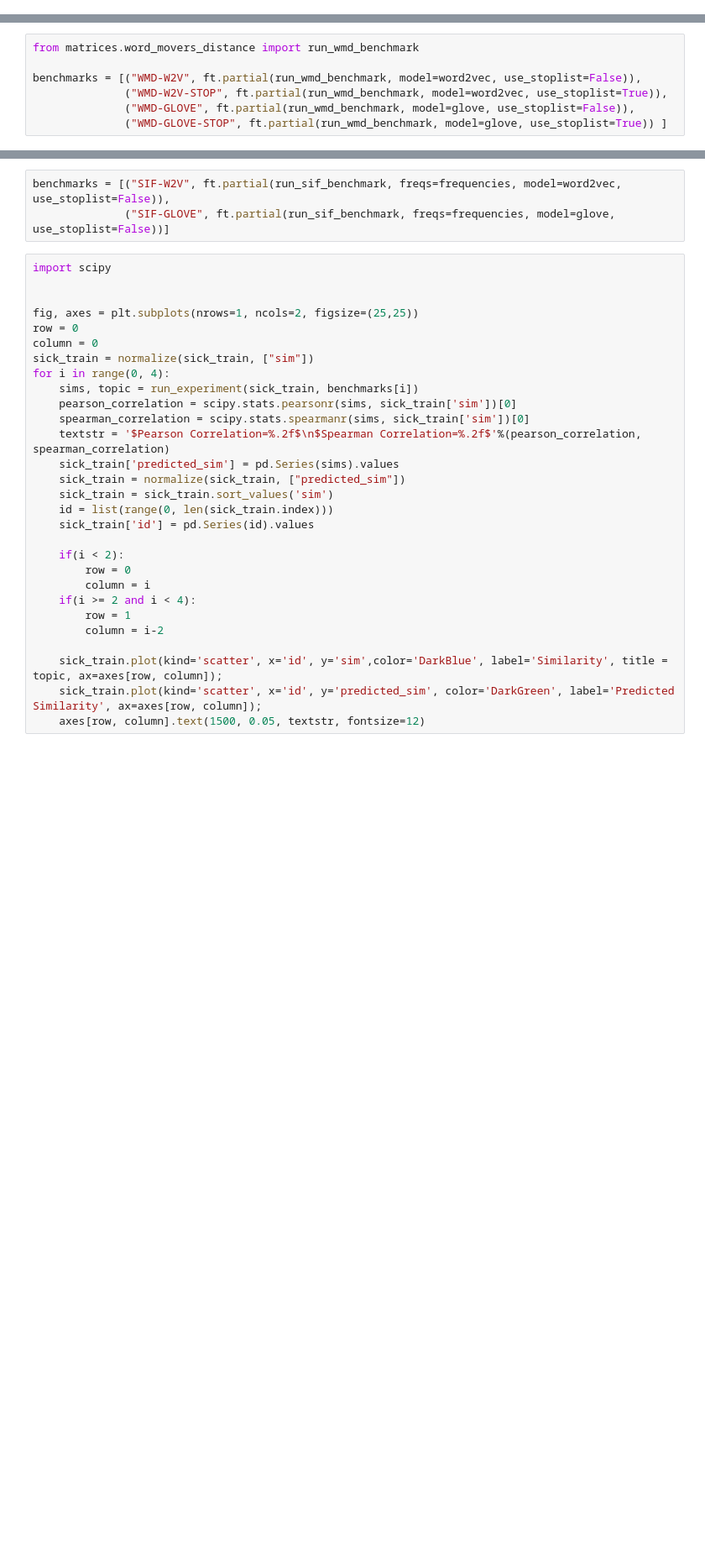
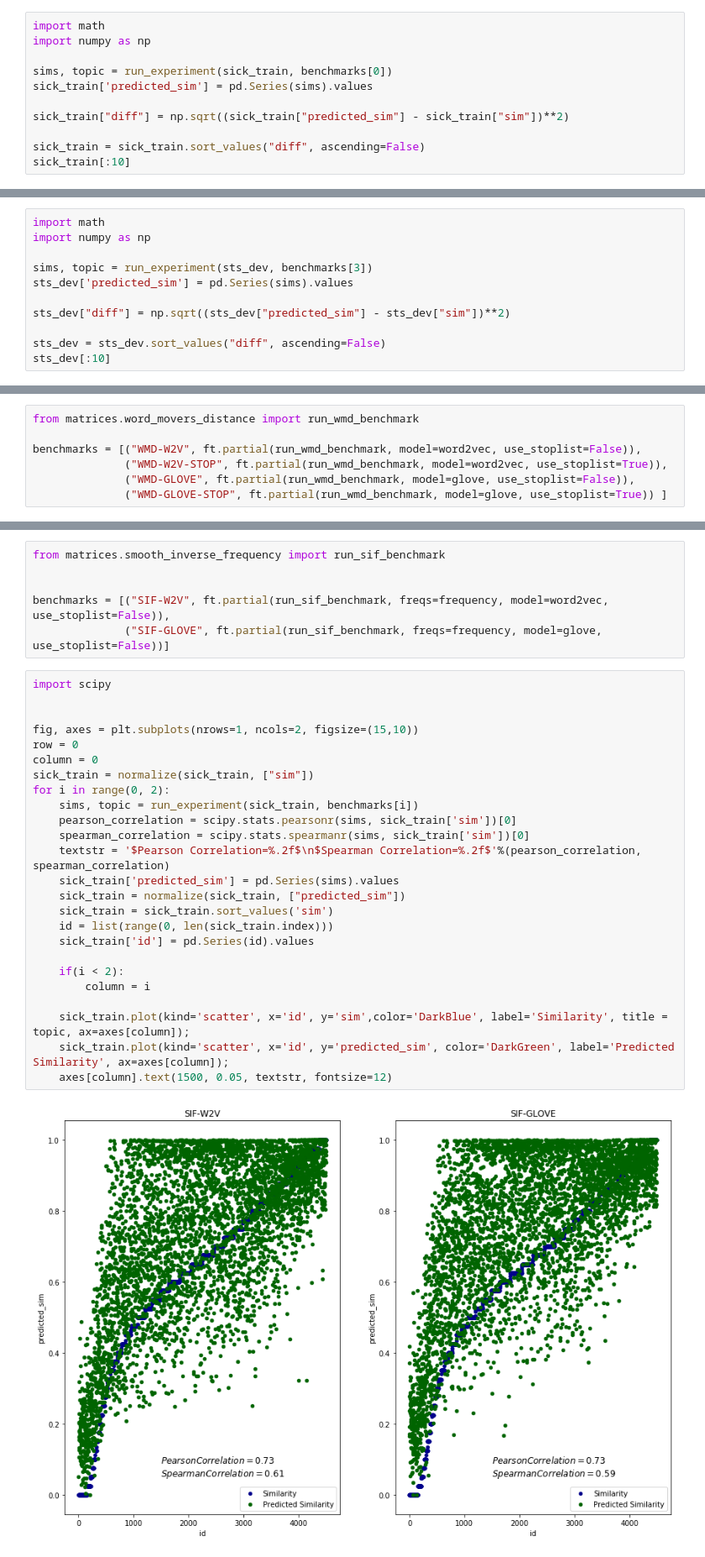
Before and after one commit to TharinduDR/Simple-Sentence-Similarity, a Jupyter notebook: Sentence Similarity.ipynb, the cells around one changed output, grey strips where cells are left out. Shown at 84% size. Cells and saved outputs as stored; diff of their text form; blank space fills up the shorter version.

```diff
--- a/Sentence Similarity.ipynb
+++ b/Sentence Similarity.ipynb
@@ -127,0 +132,11 @@ for i in range(0, 8):
+# %%
+import math
+import numpy as np
+
+sims, topic = run_experiment(sick_train, benchmarks[0])
+sick_train['predicted_sim'] = pd.Series(sims).values
+
+sick_train["diff"] = np.sqrt((sick_train["predicted_sim"] - sick_train["sim"])**2)
+
+sick_train = sick_train.sort_values("diff", ascending=False)
+sick_train[:10]
@@ -163,0 +197,11 @@ for i in range(0, 8):
+# %%
+import math
+import numpy as np
+
+sims, topic = run_experiment(sts_dev, benchmarks[3])
+sts_dev['predicted_sim'] = pd.Series(sims).values
+
+sts_dev["diff"] = np.sqrt((sts_dev["predicted_sim"] - sts_dev["sim"])**2)
+
+sts_dev = sts_dev.sort_values("diff", ascending=False)
+sts_dev[:10]
@@ -238,37 +300,38 @@ To compute SIF sentence embeddings, we first compute a weighted average of the t
 
 Next, we need to perform common component removal: we compute the principal component of the sentence embeddings we obtained above and subtract from them their projections on this first principal component. This corrects for the influence of high-frequency words that mostly have a syntactic or discourse function, such as "just", "there", "but", etc.
 # %%
-benchmarks = [("SIF-W2V", ft.partial(run_sif_benchmark, freqs=frequencies, model=word2vec, use_stoplist=False)),
-              ("SIF-GLOVE", ft.partial(run_sif_benchmark, freqs=frequencies, model=glove, use_stoplist=False))]
+from matrices.smooth_inverse_frequency import run_sif_benchmark
+
+
+benchmarks = [("SIF-W2V", ft.partial(run_sif_benchmark, freqs=frequency, model=word2vec, use_stoplist=False)),
+              ("SIF-GLOVE", ft.partial(run_sif_benchmark, freqs=frequency, model=glove, use_stoplist=False))]
 # %%
 import scipy
 
 
-fig, axes = plt.subplots(nrows=1, ncols=2, figsize=(25,25))
+fig, axes = plt.subplots(nrows=1, ncols=2, figsize=(15,10))
 row = 0
 column = 0
 sick_train = normalize(sick_train, ["sim"])
-for i in range(0, 4):
+for i in range(0, 2):
     sims, topic = run_experiment(sick_train, benchmarks[i])
     pearson_correlation = scipy.stats.pearsonr(sims, sick_train['sim'])[0]
     spearman_correlation = scipy.stats.spearmanr(sims, sick_train['sim'])[0]
     textstr = '$Pearson Correlation=%.2f$\n$Spearman Correlation=%.2f$'%(pearson_correlation, spearman_correlation)
     sick_train['predicted_sim'] = pd.Series(sims).values
     sick_train = normalize(sick_train, ["predicted_sim"])
     sick_train = sick_train.sort_values('sim')
     id = list(range(0, len(sick_train.index)))
     sick_train['id'] = pd.Series(id).values
 
     if(i < 2):
-        row = 0
         column = i
-    if(i >= 2 and i < 4):
-        row = 1
-        column = i-2
 
-    sick_train.plot(kind='scatter', x='id', y='sim',color='DarkBlue', label='Similarity', title = topic, ax=axes[row, column]);
-    sick_train.plot(kind='scatter', x='id', y='predicted_sim', color='DarkGreen', label='Predicted Similarity', ax=axes[row, column]);
-    axes[row, column].text(1500, 0.05, textstr, fontsize=12)
+    sick_train.plot(kind='scatter', x='id', y='sim',color='DarkBlue', label='Similarity', title = topic, ax=axes[column]);
+    sick_train.plot(kind='scatter', x='id', y='predicted_sim', color='DarkGreen', label='Predicted Similarity', ax=axes[column]);
+    axes[column].text(1500, 0.05, textstr, fontsize=12)
+# %% [output]
+[figure, added]
 # %%
 import scipy
 
```
Also changed, not shown: parts of 14 cells of this notebook.
